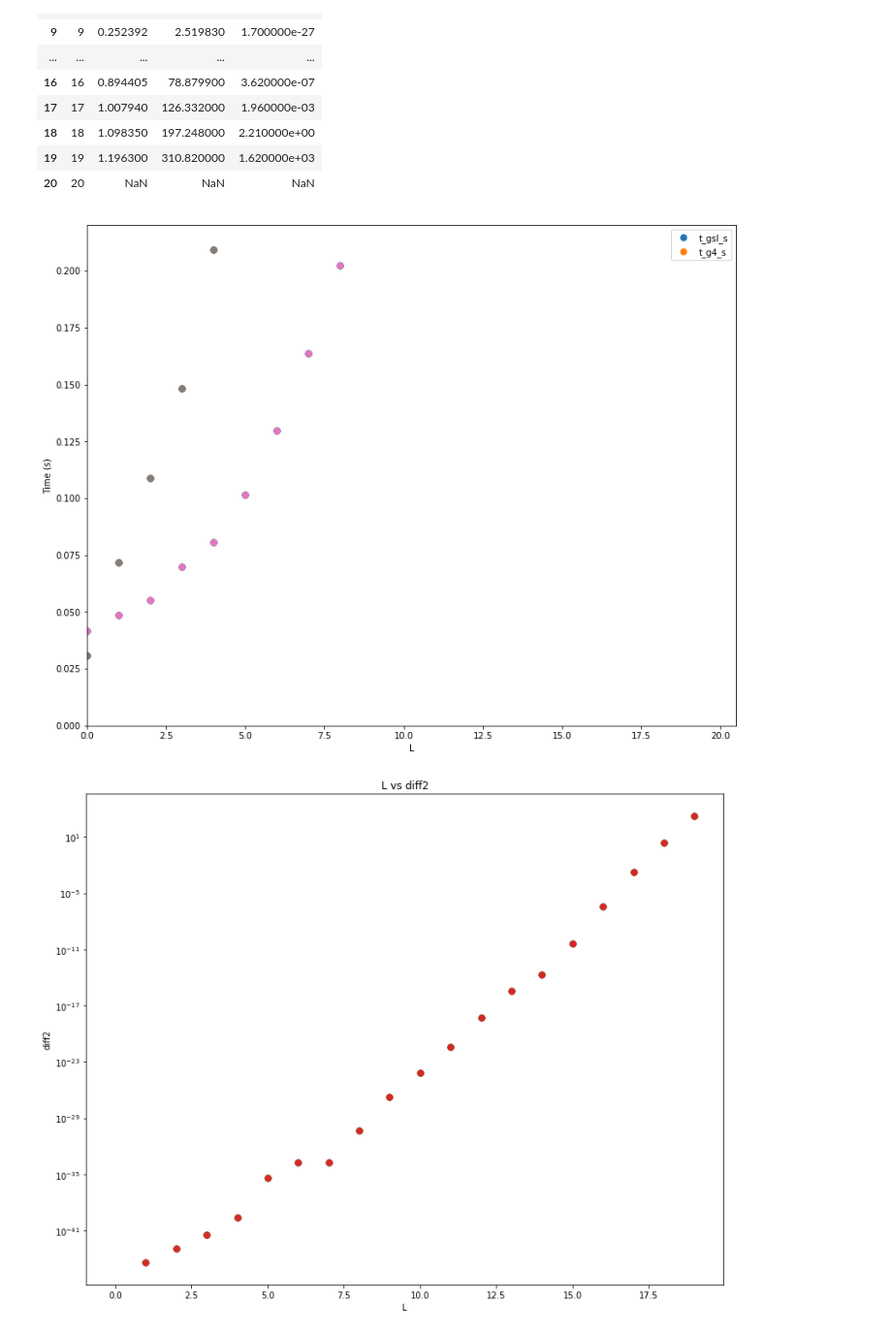
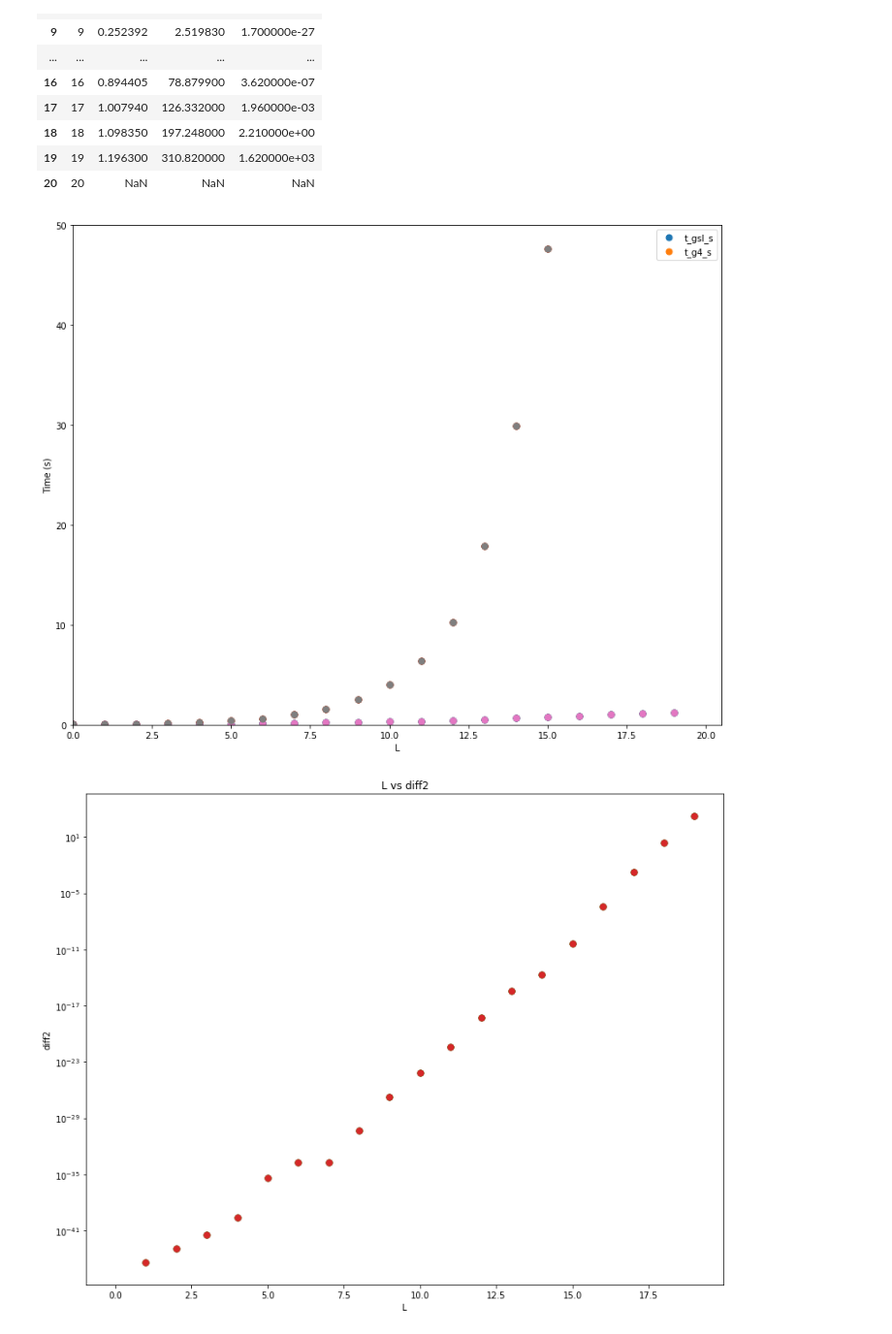
Before and after one commit to liteanu/phys, a Jupyter notebook: py_combine_all.ipynb, the cells around one changed output. Shown at 97% size. Cells and saved outputs as stored; diff of their text form; code cells hidden in the pictures.

```diff
--- a/py_combine_all.ipynb
+++ b/py_combine_all.ipynb
@@ -35,24 +35,24 @@ diff2 = data_table['diff2']
 # %%
 fig,ax = plt.subplots(1,1)
 fig.set_size_inches(11,8.5)
 
 fig.tight_layout()
 
 ax.set_xlim(0.0,20.5)
-ax.set_ylim(0.0,0.22)
+ax.set_ylim(0.0,50)
 
 ax.set_xlabel("L")
 ax.set_ylabel("Time (s)")
 
 for value in data_table:
 
     ax.plot(L, gs, marker="o",linestyle="None",markersize=7,label=value)
     ax.plot(L, g4, marker="o",linestyle="None",markersize=7,label=value)
 
 
 ax.legend(("t_gsl_s", "t_g4_s"));
 # %% [output]
-[figure, old version]
+[figure, new version]
 # %%
 
 fig,ax = plt.subplots(1,1)
```
